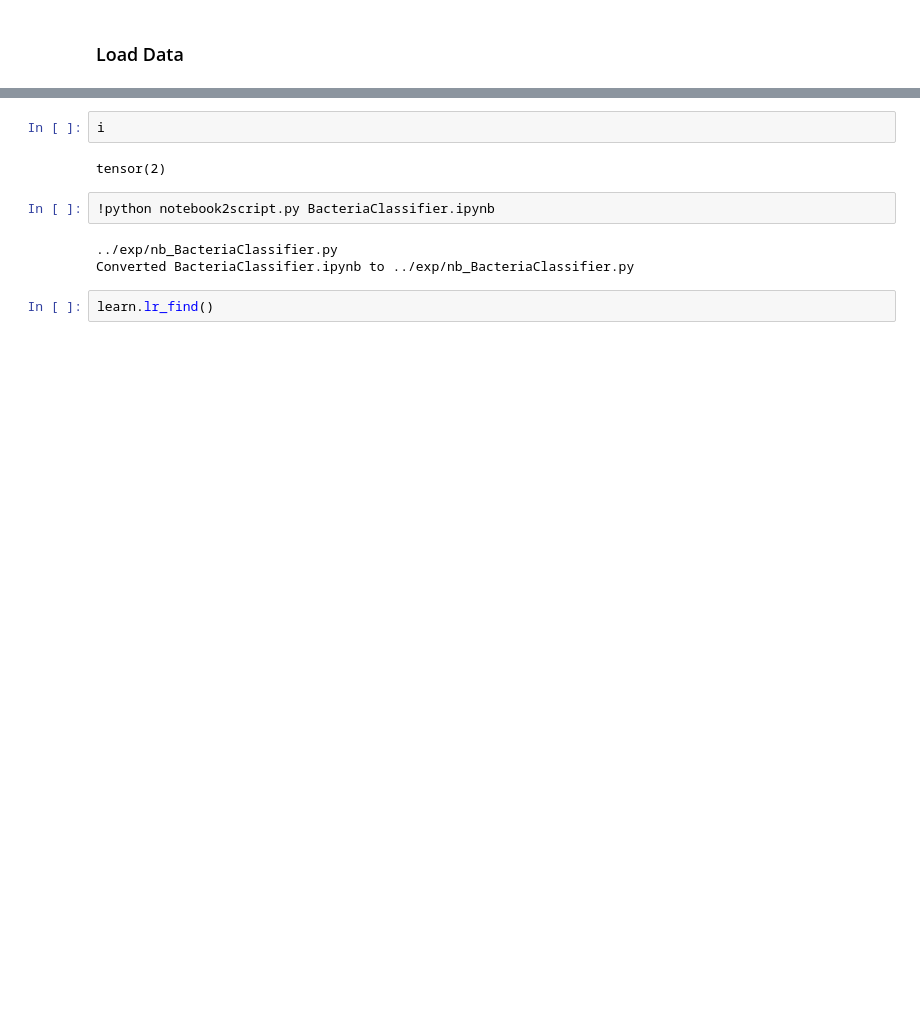
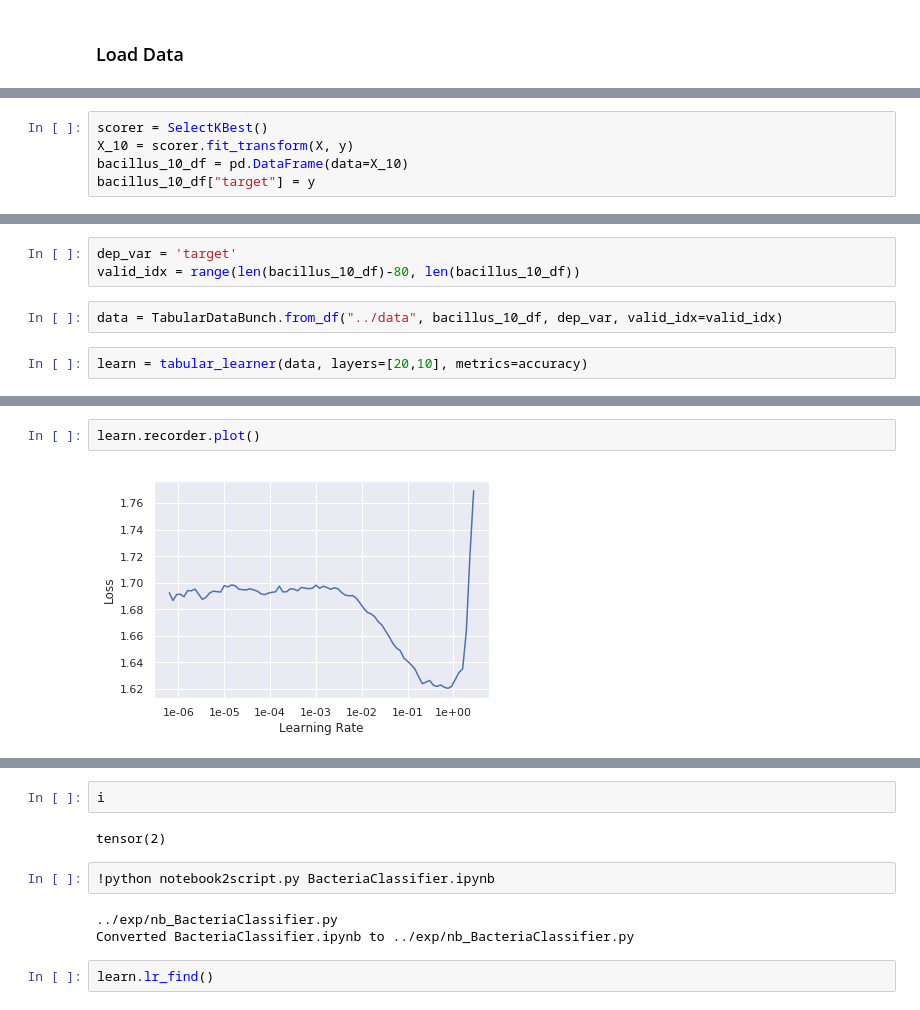
Before and after one commit to sergeman/fastai-genomic, a Jupyter notebook: ipynb/BacteriaClassifier.ipynb, the cells around one changed output, grey strips where cells are left out. Saved outputs shown, nothing was run; the diff lists cells and outputs as text; blank space fills up the shorter version.

```diff
--- a/ipynb/BacteriaClassifier.ipynb
+++ b/ipynb/BacteriaClassifier.ipynb
@@ -80,0 +94,5 @@ Training
+# %%
+scorer = SelectKBest()
+X_10 = scorer.fit_transform(X, y)
+bacillus_10_df = pd.DataFrame(data=X_10)
+bacillus_10_df["target"] = y
@@ -80,0 +101,7 @@ Training
+# %%
+dep_var = 'target'
+valid_idx = range(len(bacillus_10_df)-80, len(bacillus_10_df))
+# %%
+data = TabularDataBunch.from_df("../data", bacillus_10_df, dep_var, valid_idx=valid_idx)
+# %%
+learn = tabular_learner(data, layers=[20,10], metrics=accuracy)
@@ -80,0 +113,4 @@ Training
+# %%
+learn.recorder.plot()
+# %% [output]
+[figure, added]
```
Also changed, not shown: parts of 47 cells of this notebook, 4 other files.
